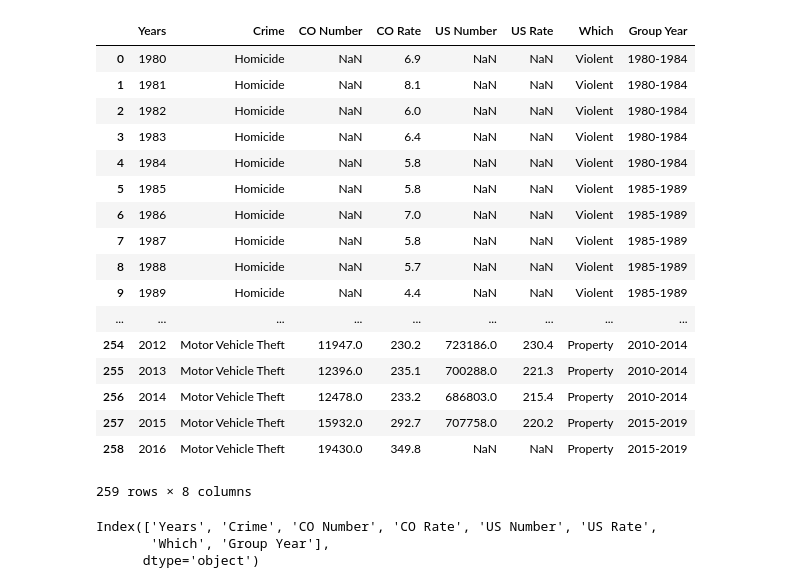
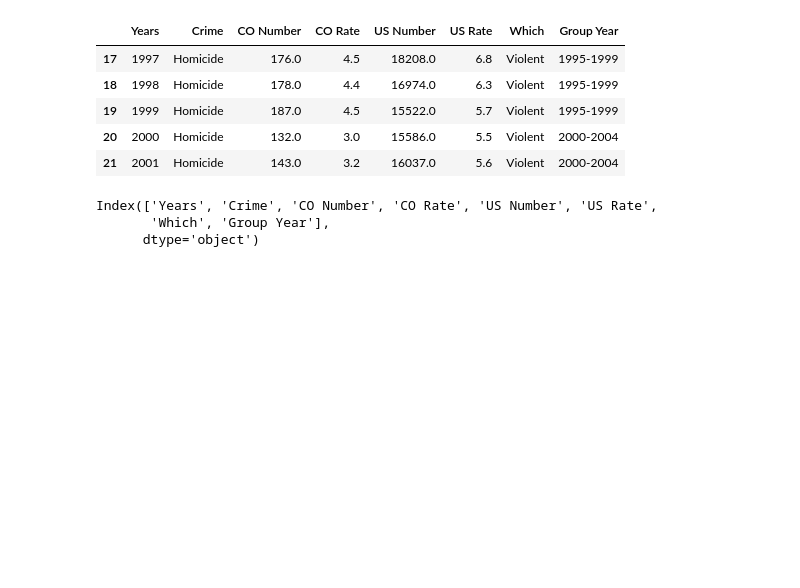
Before and after one commit to c-li0n/Project1, a Jupyter notebook: Project1/cm_branch_statecrime.ipynb, the cells around one changed output. Drawn from its saved outputs; the diff is of its cells as text; code cells hidden in the pictures; blank space fills up the shorter version.

```diff
--- a/Project1/cm_branch_statecrime.ipynb
+++ b/Project1/cm_branch_statecrime.ipynb
@@ -19,31 +19,23 @@ warnings.filterwarnings('ignore')
 # %%
 # name and read files
 
-file1 = os.path.join('data', 'CrimeRates.csv')
+file1 = os.path.join('..', 'data', 'CrimeRates.csv')
+copopulationdata = os.path.join('..', 'data', 'Colorado_Population.csv')
+coarrestdata = os.path.join('..','data', 'ArrestRates.csv')
+arrestandpopdata = os.path.join('..', 'data', 'crime_data_w_population_and_crime_rate.csv')
 
 crime_rates = pd.read_csv(file1)
 # crime_rates_population = pd.read_csv(file2)
 
-crime_rates
+crime_rates = crime_rates.dropna()
+crime_rates.head()
 # %% [output]
 |  | Years | Crime | CO Number | CO Rate | US Number | US Rate | Which | Group Year |
-| 0 | 1980 | Homicide | NaN | 6.9 | NaN | NaN | Violent | 1980-1984 |
-| 1 | 1981 | Homicide | NaN | 8.1 | NaN | NaN | Violent | 1980-1984 |
-| 2 | 1982 | Homicide | NaN | 6.0 | NaN | NaN | Violent | 1980-1984 |
-| 3 | 1983 | Homicide | NaN | 6.4 | NaN | NaN | Violent | 1980-1984 |
-| 4 | 1984 | Homicide | NaN | 5.8 | NaN | NaN | Violent | 1980-1984 |
-| 5 | 1985 | Homicide | NaN | 5.8 | NaN | NaN | Violent | 1985-1989 |
-| 6 | 1986 | Homicide | NaN | 7.0 | NaN | NaN | Violent | 1985-1989 |
-| 7 | 1987 | Homicide | NaN | 5.8 | NaN | NaN | Violent | 1985-1989 |
-| 8 | 1988 | Homicide | NaN | 5.7 | NaN | NaN | Violent | 1985-1989 |
-| 9 | 1989 | Homicide | NaN | 4.4 | NaN | NaN | Violent | 1985-1989 |
-| ... | ... | ... | ... | ... | ... | ... | ... | ... |
-| 254 | 2012 | Motor Vehicle Theft | 11947.0 | 230.2 | 723186.0 | 230.4 | Property | 2010-2014 |
-| 255 | 2013 | Motor Vehicle Theft | 12396.0 | 235.1 | 700288.0 | 221.3 | Property | 2010-2014 |
-| 256 | 2014 | Motor Vehicle Theft | 12478.0 | 233.2 | 686803.0 | 215.4 | Property | 2010-2014 |
-| 257 | 2015 | Motor Vehicle Theft | 15932.0 | 292.7 | 707758.0 | 220.2 | Property | 2015-2019 |
-| 258 | 2016 | Motor Vehicle Theft | 19430.0 | 349.8 | NaN | NaN | Property | 2015-2019 |
+| 17 | 1997 | Homicide | 176.0 | 4.5 | 18208.0 | 6.8 | Violent | 1995-1999 |
+| 18 | 1998 | Homicide | 178.0 | 4.4 | 16974.0 | 6.3 | Violent | 1995-1999 |
+| 19 | 1999 | Homicide | 187.0 | 4.5 | 15522.0 | 5.7 | Violent | 1995-1999 |
+| 20 | 2000 | Homicide | 132.0 | 3.0 | 15586.0 | 5.5 | Violent | 2000-2004 |
+| 21 | 2001 | Homicide | 143.0 | 3.2 | 16037.0 | 5.6 | Violent | 2000-2004 |
-259 rows × 8 columns
 # %%
 crime_rates.columns
 # %% [output]
```
Also changed, not shown: parts of 6 cells of this notebook.
